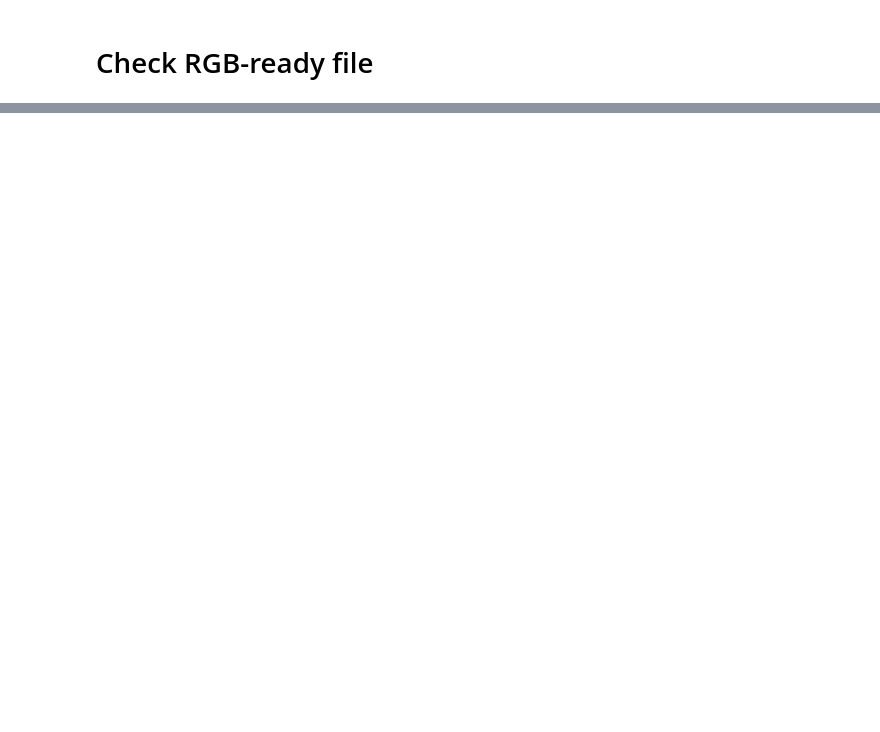
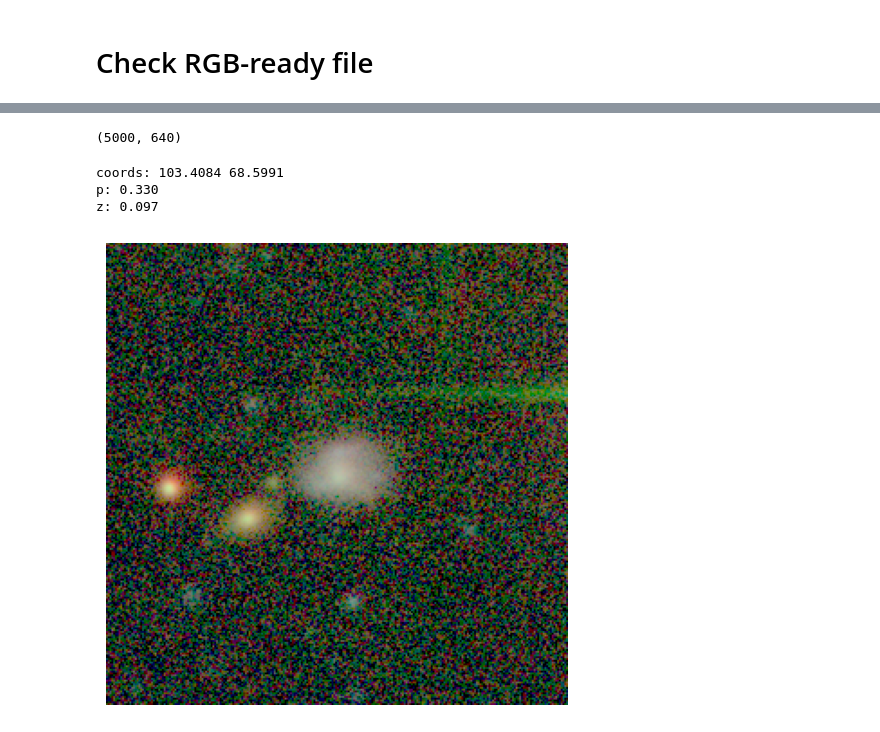
Before and after one commit to heesters-nick/DwarForge, a Jupyter notebook: notebooks/desi_unions_crossmatch.ipynb, the cells around one changed output, grey strips where cells are left out. Cells and saved outputs as stored; diff of their text form; code cells hidden in the pictures; blank space fills up the shorter version.

```diff
--- a/notebooks/desi_unions_crossmatch.ipynb
+++ b/notebooks/desi_unions_crossmatch.ipynb
@@ -820,0 +1235,2 @@ array([[-172907.44, -173025.9 , -173144.42, ..., -204155.28, -204283.88,
+# %%
+test_chunk = read_h5(os.path.join(output_dir, 'chunk_0000_prep.h5'))
@@ -820,0 +1240,30 @@ array([[-172907.44, -173025.9 , -173144.42, ..., -204155.28, -204283.88,
+# %%
+test_latent.shape
+# %% [output]
+(5000, 640)
+# %%
+idx = 504
+cutout = test_chunk['images'][idx]
+p = test_chunk['zoobot_pred'][idx]
+ra = test_chunk['ra'][idx]
+dec = test_chunk['dec'][idx]
+z = test_chunk['Z'][idx]
+# %%
+def plot_cutout(cutout):
+    plt.figure(figsize=(6,6), frameon=False, clear=True)
+    cutout = np.moveaxis(cutout, 0, -1)
+    plt.imshow(np.clip(cutout, 0, 1), origin='lower')
+    plt.axis('off')
+    plt.show()
+
+print(f'coords: {ra:.4f} {dec:.4f}')
+print(f'p: {p:.3f}')
+print(f'z: {z:.3f}')
+# %% [output]
+coords: 103.4084 68.5991
+p: 0.330
+z: 0.097
+# %%
+plot_cutout(cutout)
+# %% [output]
+[figure, added]
```
Also changed, not shown: parts of 17 cells of this notebook, 3 other files.
